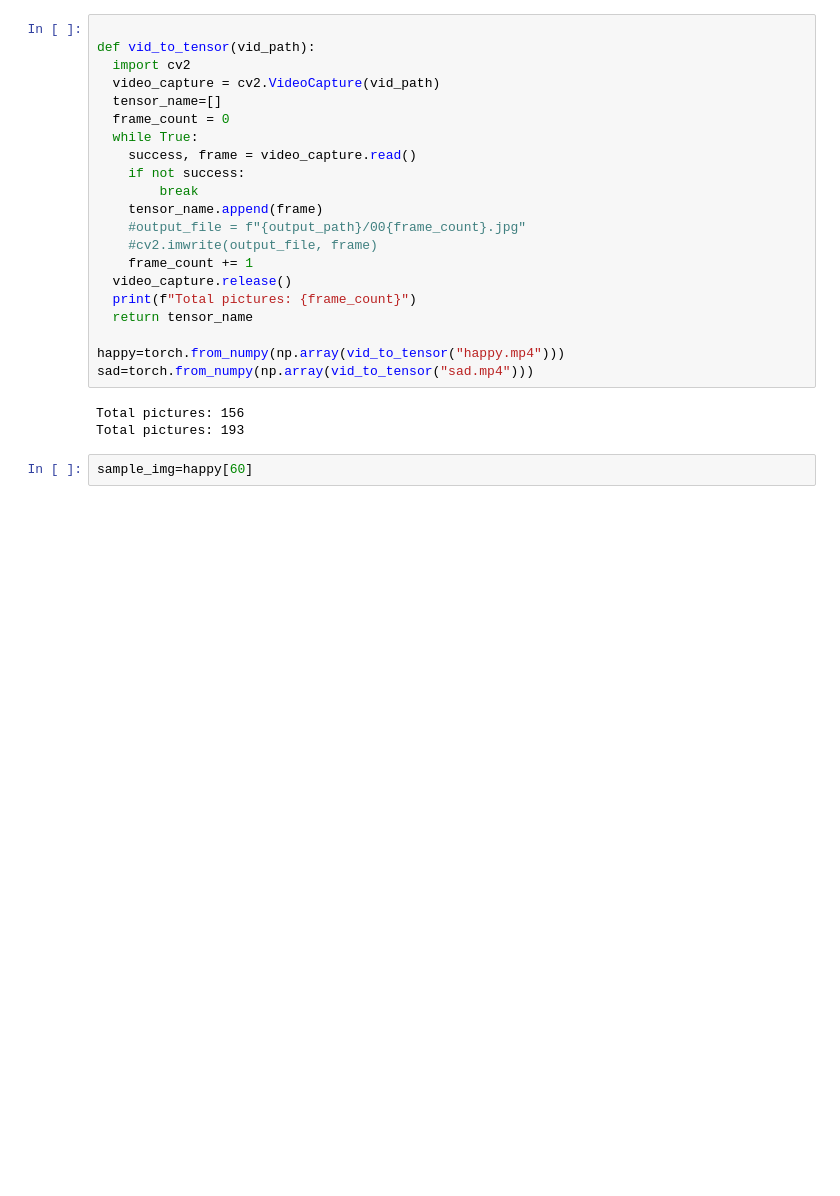
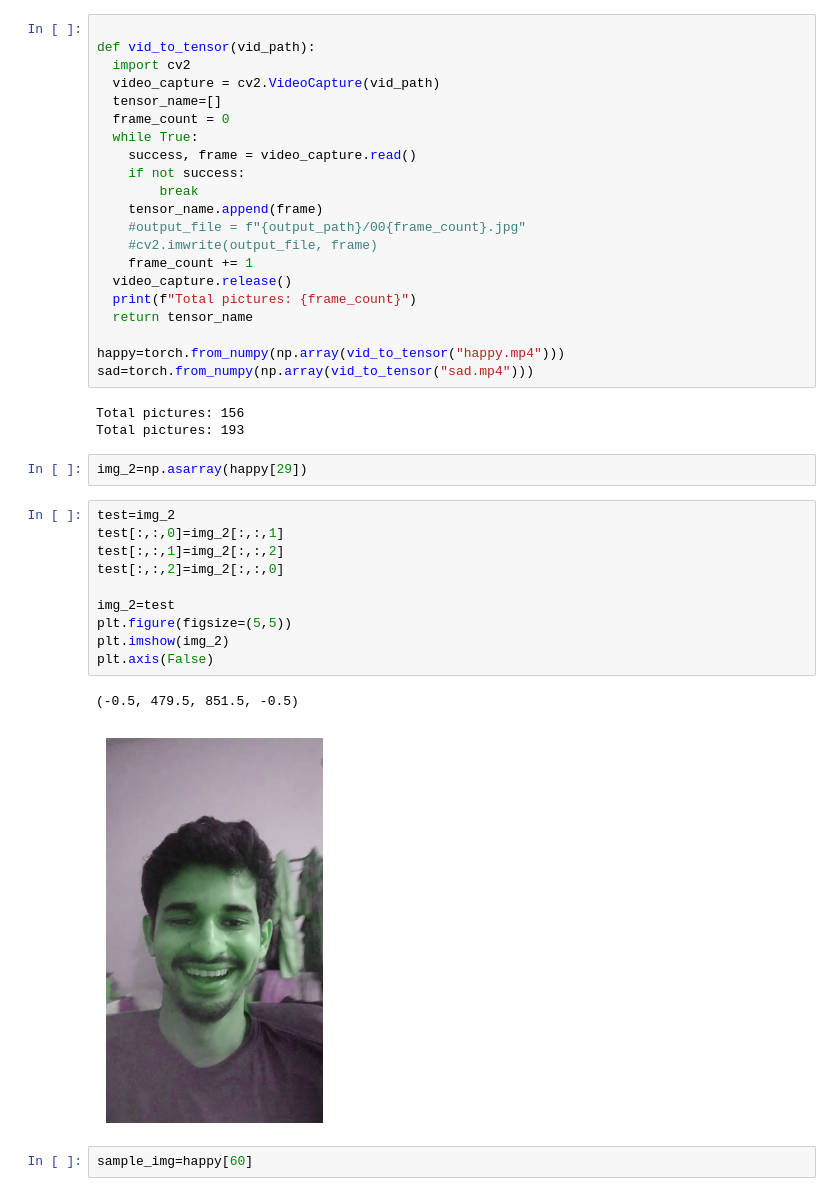
Before and after one commit to AhamedShimak/My-AI-Projects, a Jupyter notebook: happy_or_sad.ipynb, the cells around one changed output. Cells and saved outputs as stored; diff of their text form; blank space fills up the shorter version.

```diff
--- a/happy_or_sad.ipynb
+++ b/happy_or_sad.ipynb
@@ -522,6 +530,21 @@ sad=torch.from_numpy(np.array(vid_to_tensor("sad.mp4")))
 # %% [output]
 Total pictures: 156
 Total pictures: 193
+# %%
+img_2=np.asarray(happy[29])
+# %%
+test=img_2
+test[:,:,0]=img_2[:,:,1]
+test[:,:,1]=img_2[:,:,2]
+test[:,:,2]=img_2[:,:,0]
+
+img_2=test
+plt.figure(figsize=(5,5))
+plt.imshow(img_2)
+plt.axis(False)
+# %% [output]
+(-0.5, 479.5, 851.5, -0.5)
+[figure, added]
 # %%
 sample_img=happy[60]
 # %%
```
Also changed, not shown: parts of 9 cells of this notebook.
